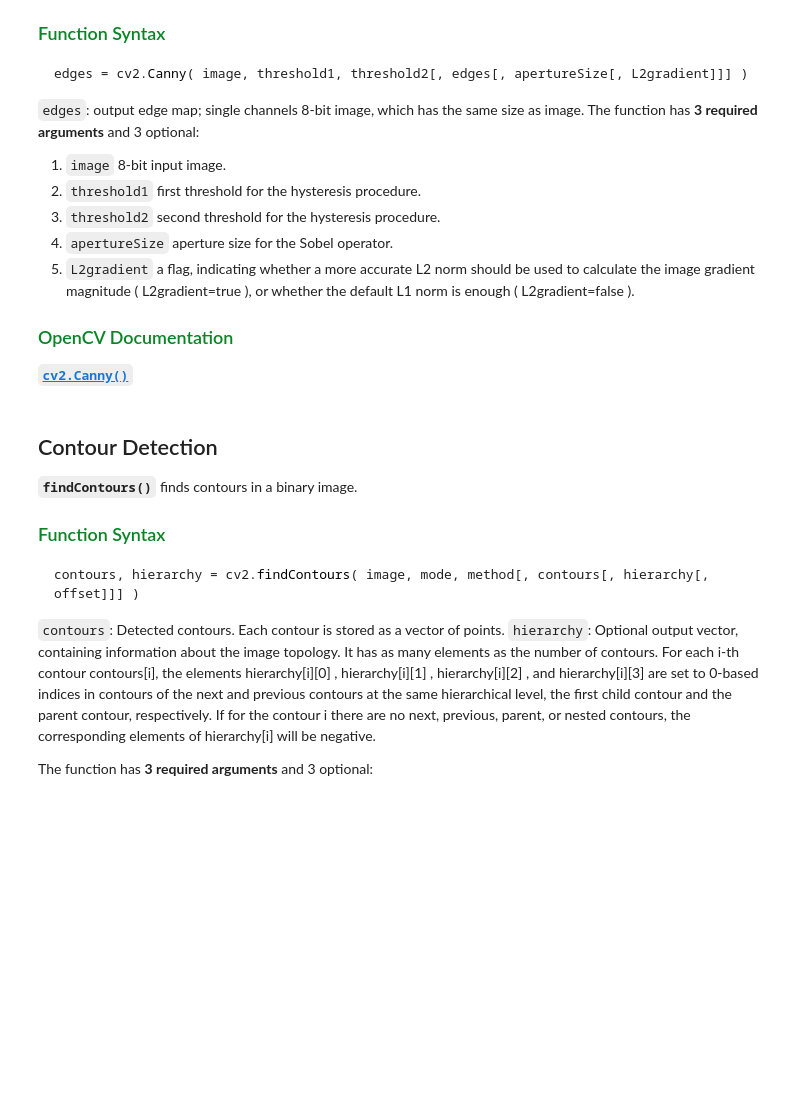
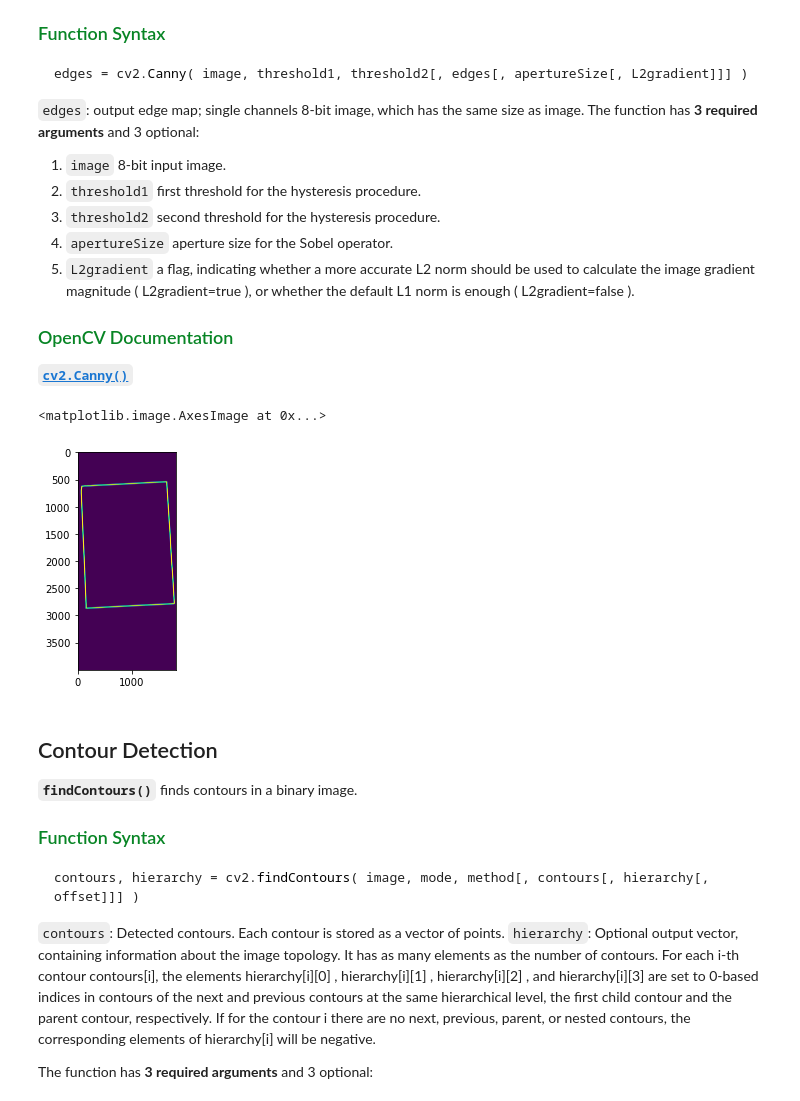
Before and after one commit to VarunBal/Document-Scanning, a Jupyter notebook: Document_alignment.ipynb, the cells around one changed output. Saved outputs shown, nothing was run; the diff lists cells and outputs as text; code cells hidden in the pictures; blank space fills up the shorter version.

```diff
--- a/Document_alignment.ipynb
+++ b/Document_alignment.ipynb
@@ -110,3 +105,13 @@ canny = cv2.Canny(img, 100, 500)
+# %%
+gray = cv2.cvtColor(img, cv2.COLOR_BGR2BGRA)
+gray = cv2.GaussianBlur(gray, (11, 11), 0)
+# Edge Detection.
+canny = cv2.Canny(gray, 0, 200)
+canny = cv2.dilate(canny, cv2.getStructuringElement(cv2.MORPH_ELLIPSE,(21, 21)))
+plt.imshow(canny)
+# %% [output]
+<matplotlib.image.AxesImage at 0x...>
+[figure, added]
 # %% [markdown]
 ## Contour Detection
 
```
Also changed, not shown: parts of 13 cells of this notebook, 21 other files.
